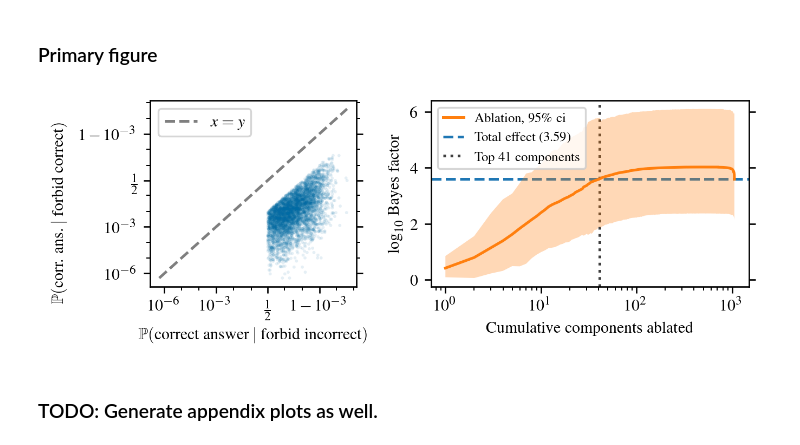
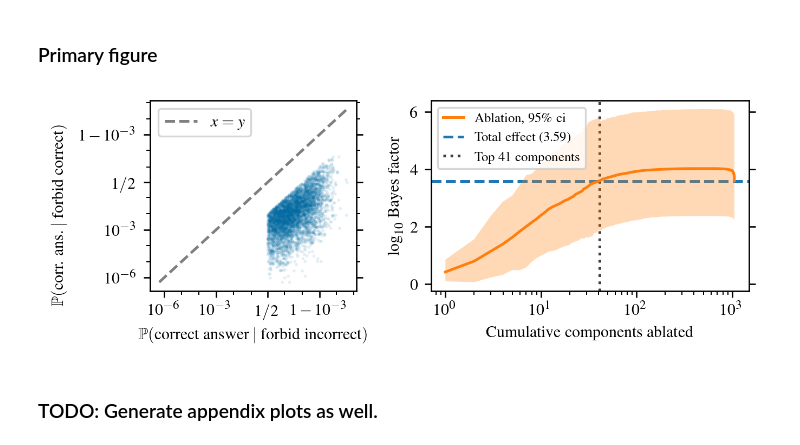
Before and after one commit to ed1d1a8d/prompt-injection-interp, a Jupyter notebook: notebooks/dontsay/attrib-plots/overall-effect-and-component-importance.ipynb, the cells around one changed output. Saved outputs shown, nothing was run; the diff lists cells and outputs as text; code cells hidden in the pictures.

```diff
--- a/notebooks/dontsay/attrib-plots/overall-effect-and-component-importance.ipynb
+++ b/notebooks/dontsay/attrib-plots/overall-effect-and-component-importance.ipynb
@@ -133,17 +133,11 @@ def plot_overall_effect(
         zorder=10,
         label="$x=y$",
     )
-    plt.xscale("logit")
-    plt.yscale("logit")
+    plt.xscale("logit", one_half=r"1 / 2")
+    plt.yscale("logit", one_half=r"1 / 2")
     plt.xlabel(xs_label)
     plt.ylabel(ys_label)
 # %%
-plt.rc("text", usetex=True)
-plt.rc(
-    "text.latex",
-    preamble=r"\usepackage{amsmath} \usepackage{amssymb} \usepackage{amsfonts}",
-)
-
 fig, _ = plt.subplots(1, 2, width_ratios=[1.3, 2])
 
 plt.subplot(1, 2, 1)
@@ -210,33 +204,33 @@ for _, xs_nc_c, xs_c_nc in [
         alpha=1,
         zorder=-1,
     )
     plt.axvline(
         min_cum_heads_needed,
         color="black",
         linestyle="dotted",
         label=f"Top {min_cum_heads_needed} components",
         alpha=0.75,
         zorder=-2,
     )
 
     plt.xscale("log")
     plt.ylabel(r"$\log_{10}$ Bayes factor")
     plt.xlabel(r"Cumulative components ablated")
     plt.legend(
         fontsize="7.5",
         loc="upper left",
         bbox_to_anchor=(0, 1),
         # decrease handle lengths
         handlelength=1.5,
     )
 
 fig.set_figheight(fig.get_figheight() * 0.65)
 
 fig.get_layout_engine().set(wspace=0.07)
 
 fig.show()
 plt.savefig("./plots/overall-effect-and-comp-importance.pdf", backend="pgf")
 # %% [output]
-[figure, old version]
+[figure, new version]
 # %% [markdown]
 ### TODO: Generate appendix plots as well.
```
Also changed, not shown: 4 other files.
